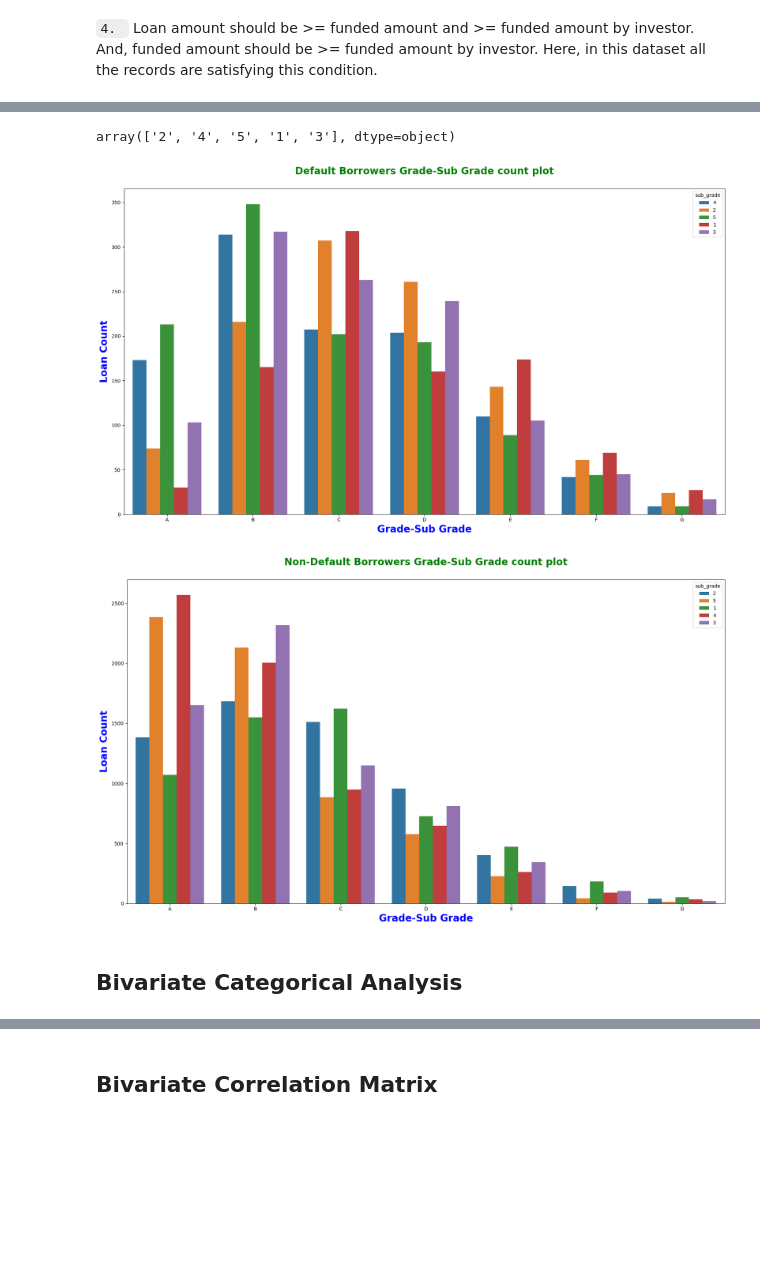
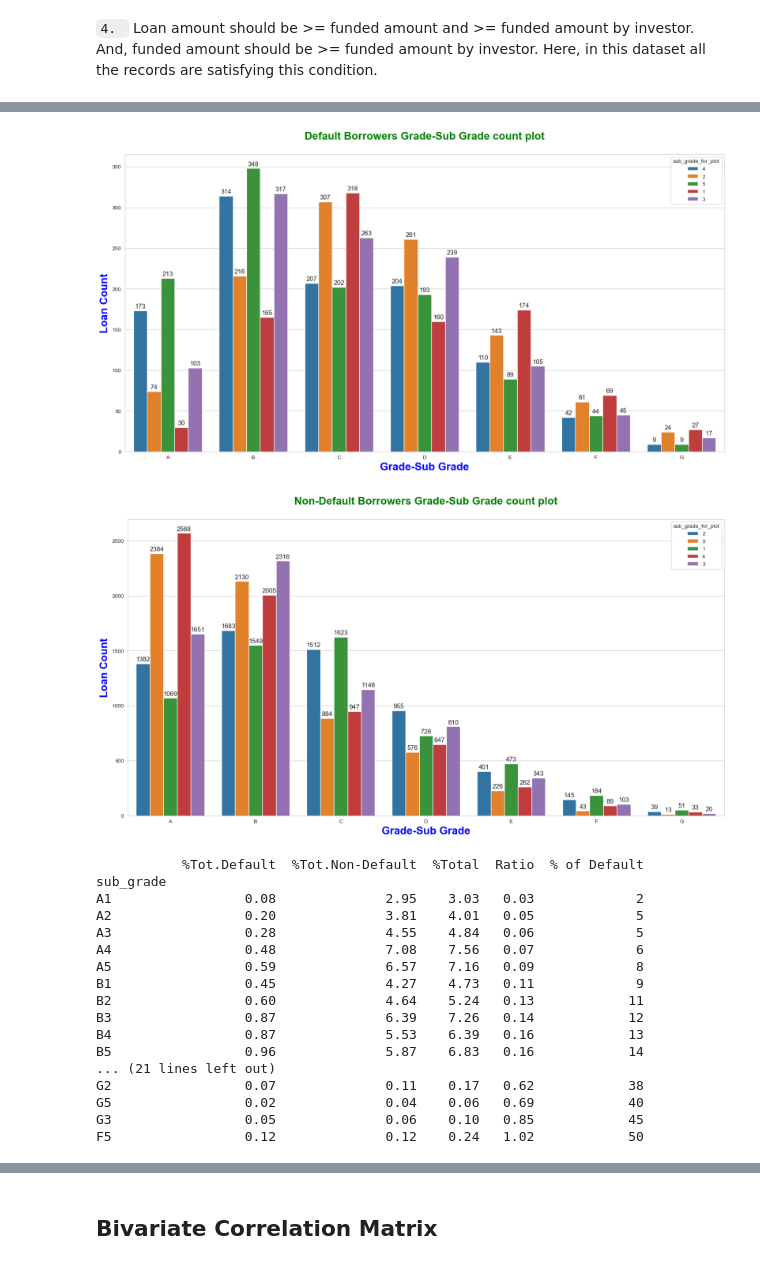
Before and after one commit to charankumarhs/LendingClubCaseStudy, a Jupyter notebook: Charan_Hulmani.ipynb, the cells around one changed output, grey strips where cells are left out. Saved outputs shown, nothing was run; the diff lists cells and outputs as text; code cells hidden in the pictures; blank space fills up the shorter version.

Commit message:
FIRST STABLE commit with all the code Data sourcing, cleansing,  Univariate, Bivariate Analysis, Segmeted Univariat, e

```diff
--- a/Charan_Hulmani.ipynb
+++ b/Charan_Hulmani.ipynb
@@ -193,6 +193,7 @@ def standardize_emp_length(emp_experience:str):
 df_lending_club['emp_length'] = df_lending_club['emp_length'].apply(lambda x :standardize_emp_length(str(x)))
 
 df_lending_club['emp_length']= df_lending_club['emp_length'].fillna(df_lending_club['emp_length'].median())
+df_lending_club['emp_length']= df_lending_club['emp_length'].astype(int)
 # %% [markdown]
 `13. ` Standardize term by removing the word months
 # %%
@@ -620,32 +626,48 @@ Overall,
-# %%
-## Now merging in sub grade along with grade variable
-
-## Removing the letter in the sub_grade and keeping the number only, which is good enought to Identify the subgrade
-# and it helps to visualize the data in countplot
-
-df_lending_club.sub_grade = df_lending_club.sub_grade.apply(lambda x : x[-1])
-df_lending_club.sub_grade.unique()
-# %% [output]
-array(['2', '4', '5', '1', '3'], dtype=object)
 # %%
+
+## Now merging in sub grade along with grade variable
+
+## Removing the letter in the sub_grade and keeping the number only, which is good enought to Identify the subgrade
+# and it helps to visualize the data in countplot
+df_lending_club['sub_grade_for_plot'] = df_lending_club.sub_grade.apply(lambda x : x[-1])
+df_lending_club.sub_grade_for_plot.unique()
+
 ## Sub Grade distibution for persons who have defaulted
+fig, ax = plt.subplots(figsize=(20,10))
 
-fig, ax = plt.subplots(figsize=(22,12))
-ax = sns.countplot(x='grade',order=['A','B','C','D','E','F','G'],hue='sub_grade',data=df_lending_club[df_lending_club['loan_status']=='Default'])
+ax = sns.countplot(x='grade',order=['A','B','C','D','E','F','G'],hue='sub_grade_for_plot',data=df_lending_club[df_lending_club['loan_status']=='Default'])
 ax.set_title('Default Borrowers Grade-Sub Grade count plot\n', fontsize=20, fontweight='bold',c='g')
 ax.set_xlabel('Grade-Sub Grade',fontsize=20,fontweight='bold',c='b')
 ax.set_ylabel('Loan Count',fontsize=20,fontweight='bold',c='b')
+annotate_plot(ax)
 plt.show()
+
+fig, ax = plt.subplots(figsize=(20,10))
+ax = sns.countplot(x='grade',order=['A','B','C','D','E','F','G'],hue='sub_grade_for_plot',data=df_lending_club[df_lending_club['loan_status']=='Non-Default'])
+ax.set_title('Non-Default Borrowers Grade-Sub Grade count plot\n', fontsize=20, fontweight='bold',c='g')
+ax.set_xlabel('Grade-Sub Grade',fontsize=20,fontweight='bold',c='b')
+ax.set_ylabel('Loan Count',fontsize=20,fontweight='bold',c='b')
+annotate_plot(ax)
+plt.show()
+
+print(get_default_non_default_loan_percentage_and_ratio('sub_grade'))
 # %% [output]
-[figure, old version]
+[figure, new version]
+[figure, added]
+           %Tot.Default  %Tot.Non-Default  %Total  Ratio  % of Default
+sub_grade
+A1                 0.08              2.95    3.03   0.03             2
+A2                 0.20              3.81    4.01   0.05             5
+A3                 0.28              4.55    4.84   0.06             5
+A4                 0.48              7.08    7.56   0.07             6
+A5                 0.59              6.57    7.16   0.09             8
+B1                 0.45              4.27    4.73   0.11             9
+B2                 0.60              4.64    5.24   0.13            11
+B3                 0.87              6.39    7.26   0.14            12
+B4                 0.87              5.53    6.39   0.16            13
+B5                 0.96              5.87    6.83   0.16            14
+... (21 lines left out)
+G2                 0.07              0.11    0.17   0.62            38
+G5                 0.02              0.04    0.06   0.69            40
+G3                 0.05              0.06    0.10   0.85            45
+F5                 0.12              0.12    0.24   1.02            50
-# %%
-fig, ax = plt.subplots(figsize=(22,12))
-ax = sns.countplot(x='grade',order=['A','B','C','D','E','F','G'],hue='sub_grade',data=df_lending_club[df_lending_club['loan_status']=='Non-Default'])
-ax.set_title('Non-Default Borrowers Grade-Sub Grade count plot\n', fontsize=20, fontweight='bold',c='g')
-ax.set_xlabel('Grade-Sub Grade',fontsize=20,fontweight='bold',c='b')
-ax.set_ylabel('Loan Count',fontsize=20,fontweight='bold',c='b')
-plt.show()
-# %% [output]
-[figure, removed]
-# %% [markdown]
-## Bivariate Categorical Analysis
```
Also changed, not shown: parts of 76 cells of this notebook.
